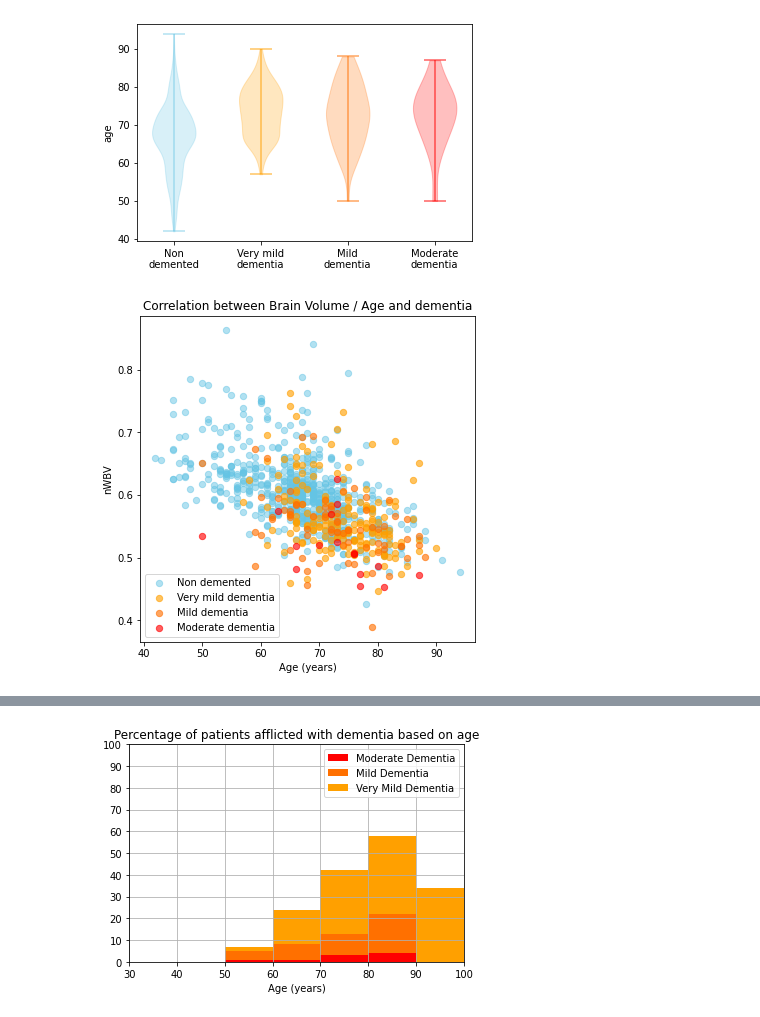
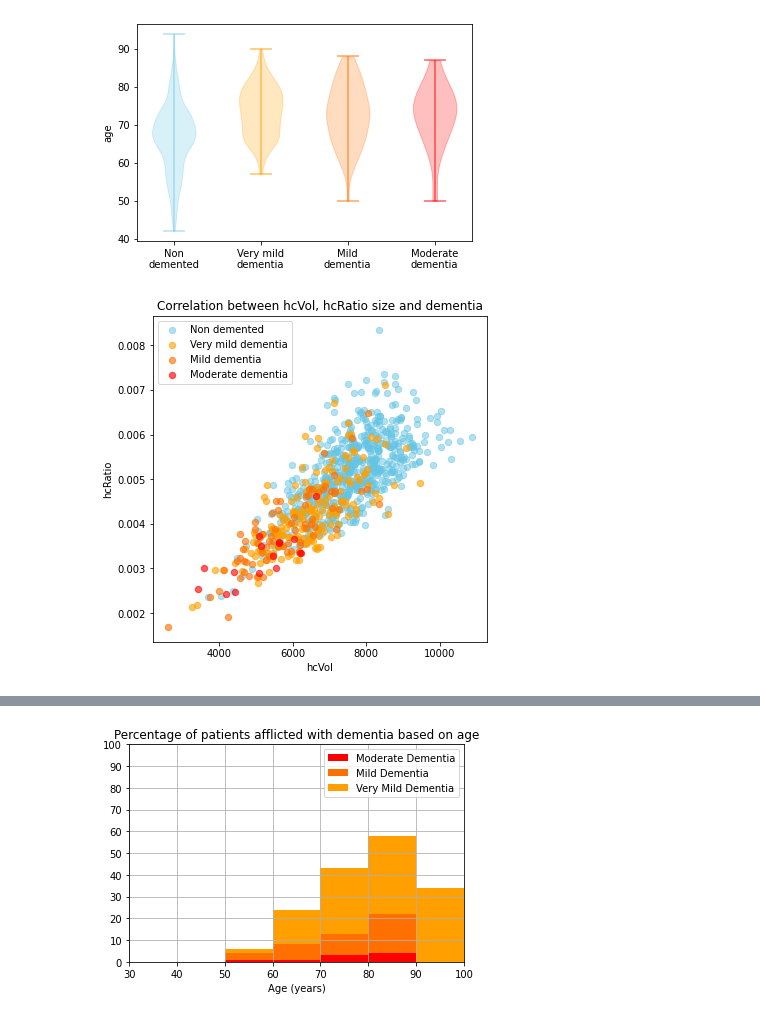
Before and after one commit to xCocco0/alzheimer-recognition, a Jupyter notebook: alzheimer.ipynb, the cells around one changed output, grey strips where cells are left out. Saved outputs shown, nothing was run; the diff lists cells and outputs as text; code cells hidden in the pictures.

```diff
--- a/alzheimer.ipynb
+++ b/alzheimer.ipynb
@@ -80,16 +93,23 @@ plt.show()
 # %% [output]
 [figure]
 # %%
-fig, ax = plt.subplots(figsize=(6, 6))
+#@title Insert axes for correlation plot
+x = "hcVol" #@param ["age", "height", "weight", "eTIV", "brainVol", "nWBV", "ventricleVol", "ventricleRatio", "hcVol", "hcRatio"]
+y = "hcRatio" #@param ["age", "height", "weight", "eTIV", "brainVol", "nWBV", "ventricleVol", "ventricleRatio", "hcVol", "hcRatio"]
 
-for i in range(0,4):
-  ax.scatter(df[df.cdr == index2cdr[i]]['age'], df[df.cdr == index2cdr[i]]['nWBV'],
-             c = index2color[i], label = index2label[i], s = 40)
+def corr_plot(x,y,title=f"Correlation between {x}, {y} size and dementia",labelx=x,labely=y,dotsize=40):
+  fig, ax = plt.subplots(figsize=(6, 6))
+  for i in range(0,4):
+    ax.scatter(df[df.cdr == index2cdr[i]][x],
+              df[df.cdr == index2cdr[i]][y],
+              c = index2color[i],
+              label = index2label[i], s = dotsize)
+  ax.legend()
+  ax.set_title(f"Correlation between {x}, {y} size and dementia")
+  plt.xlabel(x)
+  plt.ylabel(y)
+  plt.show()
 
-ax.legend()
-ax.set_title("Correlation between Brain Volume / Age and dementia")
-plt.xlabel('Age (years)')
-plt.ylabel('nWBV')
-plt.show()
+corr_plot(x,y)
 # %% [output]
-[figure, old version]
+[figure, new version]
```
Also changed, not shown: parts of 10 cells of this notebook.
